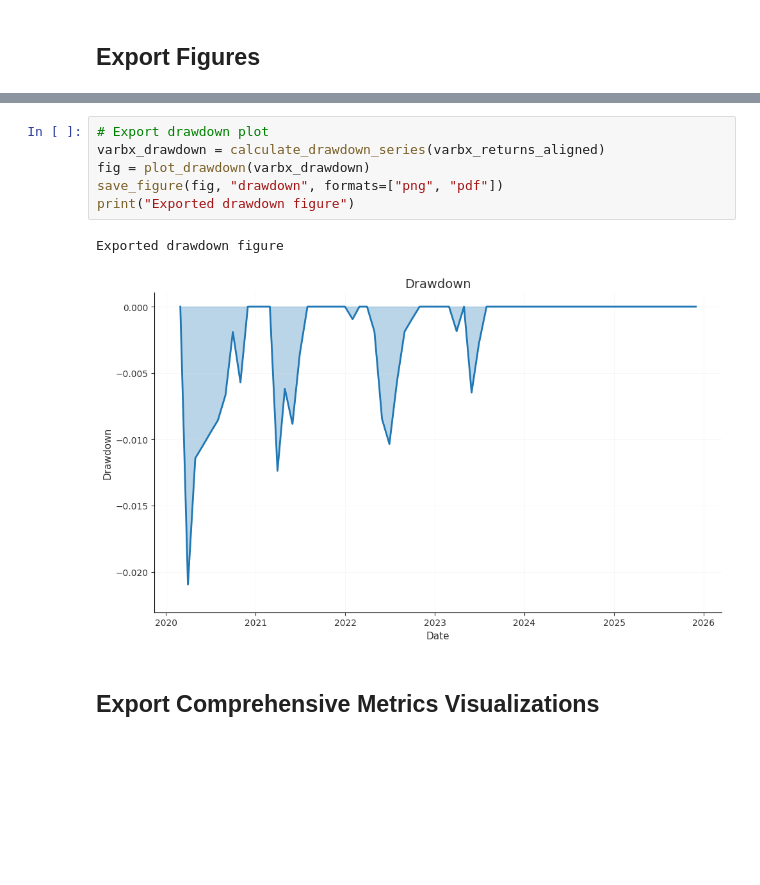
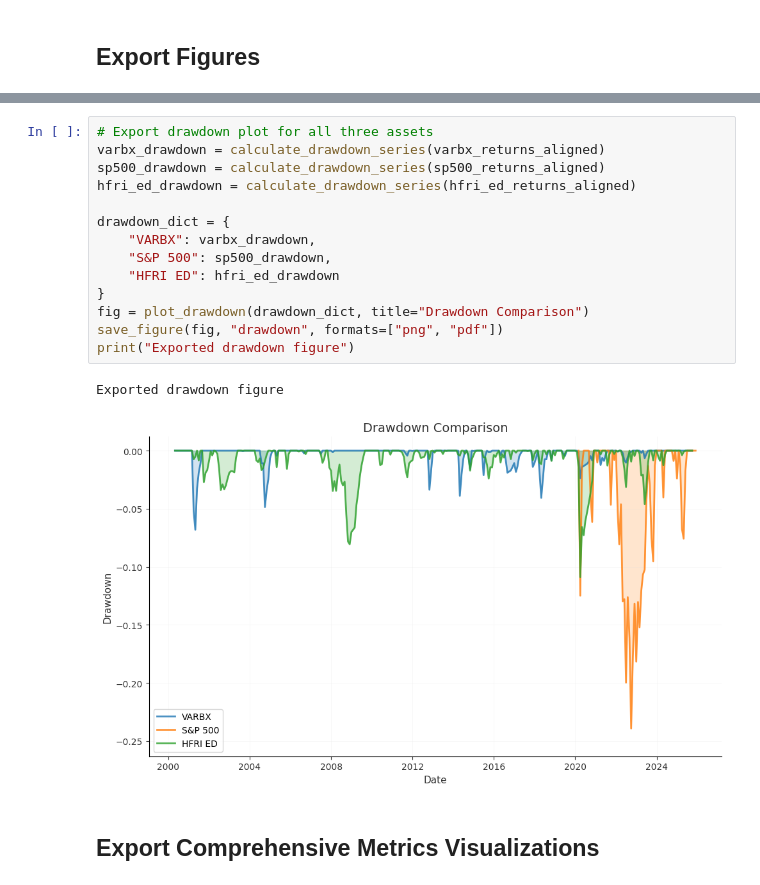
Before and after one commit to originalpaul/varbxaltinvfinalproj, a Jupyter notebook: notebooks/05_report_export.ipynb, the cells around one changed output, grey strips where cells are left out. Cells and saved outputs as stored; diff of their text form; blank space fills up the shorter version.

```diff
--- a/notebooks/05_report_export.ipynb
+++ b/notebooks/05_report_export.ipynb
@@ -196,12 +196,20 @@ Exported cumulative returns figure
 # %%
-# Export drawdown plot
+# Export drawdown plot for all three assets
 varbx_drawdown = calculate_drawdown_series(varbx_returns_aligned)
-fig = plot_drawdown(varbx_drawdown)
+sp500_drawdown = calculate_drawdown_series(sp500_returns_aligned)
+hfri_ed_drawdown = calculate_drawdown_series(hfri_ed_returns_aligned)
+
+drawdown_dict = {
+    "VARBX": varbx_drawdown,
+    "S&P 500": sp500_drawdown,
+    "HFRI ED": hfri_ed_drawdown
+}
+fig = plot_drawdown(drawdown_dict, title="Drawdown Comparison")
 save_figure(fig, "drawdown", formats=["png", "pdf"])
 print("Exported drawdown figure")
 # %% [output]
 Exported drawdown figure
-[figure, old version]
+[figure, new version]
 # %% [markdown]
 ## Export Comprehensive Metrics Visualizations
 # %%
```
Also changed, not shown: parts of 9 cells of this notebook, 6 other files.
